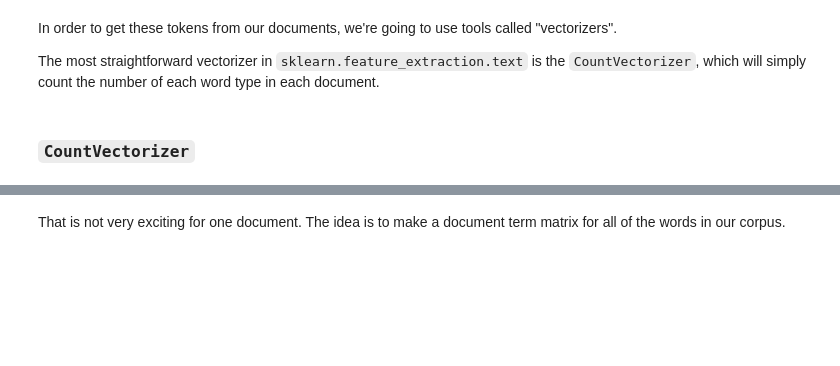
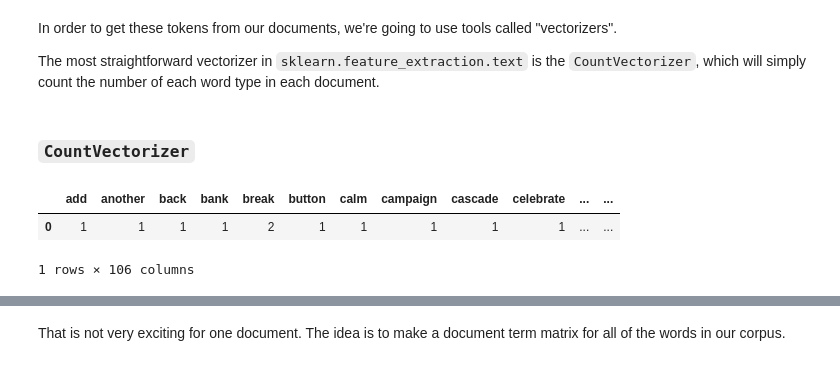
Before and after one commit to rbdaly16/NATL-DS-Live-062623, a Jupyter notebook: Phase4/Lectures/09_NLP_Modeling.ipynb, the cells around one changed output, grey strips where cells are left out. Cells and saved outputs as stored; diff of their text form; code cells hidden in the pictures; blank space fills up the shorter version.

```diff
--- a/Phase4/Lectures/09_NLP_Modeling.ipynb
+++ b/Phase4/Lectures/09_NLP_Modeling.ipynb
@@ -98,7 +124,7 @@ Lemmatizing is a bit more sophisticated than the stem choppers. Lemmatizing uses
 
 ![lemmer](images/lemmer.png)
 # %%
-lemmatizer = None
+lemmatizer = WordNetLemmatizer()
 
 print(f'"Mice" becomes: {lemmatizer.lemmatize("mice")}')
 print(f'"Media" becomes: {lemmatizer.lemmatize(sample_doc[76])}')
@@ -149,4 +234,0 @@ sample_doc_tagged
-# %%
-sample_doc_tagged = None
-
-sample_doc_tagged
@@ -156,0 +235,4 @@ sample_doc[:20]
+# %%
+sample_doc_tagged = [(token[0], get_wordnet_pos(token[1])) for token in sample_doc_tagged]
+
+sample_doc_tagged
@@ -156,0 +257,4 @@ sample_doc[:20]
+# %%
+sample_doc_lemmed = [lemmatizer.lemmatize(token[0], token[1]) for token in sample_doc_tagged]
+
+sample_doc[:20]
@@ -198,11 +368,15 @@ The most straightforward vectorizer in `sklearn.feature_extraction.text` is the
 # %%
 # implementing it in python
 
 # Convert a collection of text documents to a matrix of token counts
 
-vec = None
-X = None
+vec = CountVectorizer()
+X = vec.fit_transform([" ".join(sample_doc_lemmed)])
 
 
 df = pd.DataFrame(X.toarray(), columns=vec.get_feature_names())
 df.head()
+# %% [output]
+|  | add | another | back | bank | break | button | calm | campaign | cascade | celebrate | ... | ... |
+| 0 | 1 | 1 | 1 | 1 | 2 | 1 | 1 | 1 | 1 | 1 | ... | ... |
+1 rows × 106 columns
```
Also changed, not shown: parts of 32 cells of this notebook, 1 other file.
